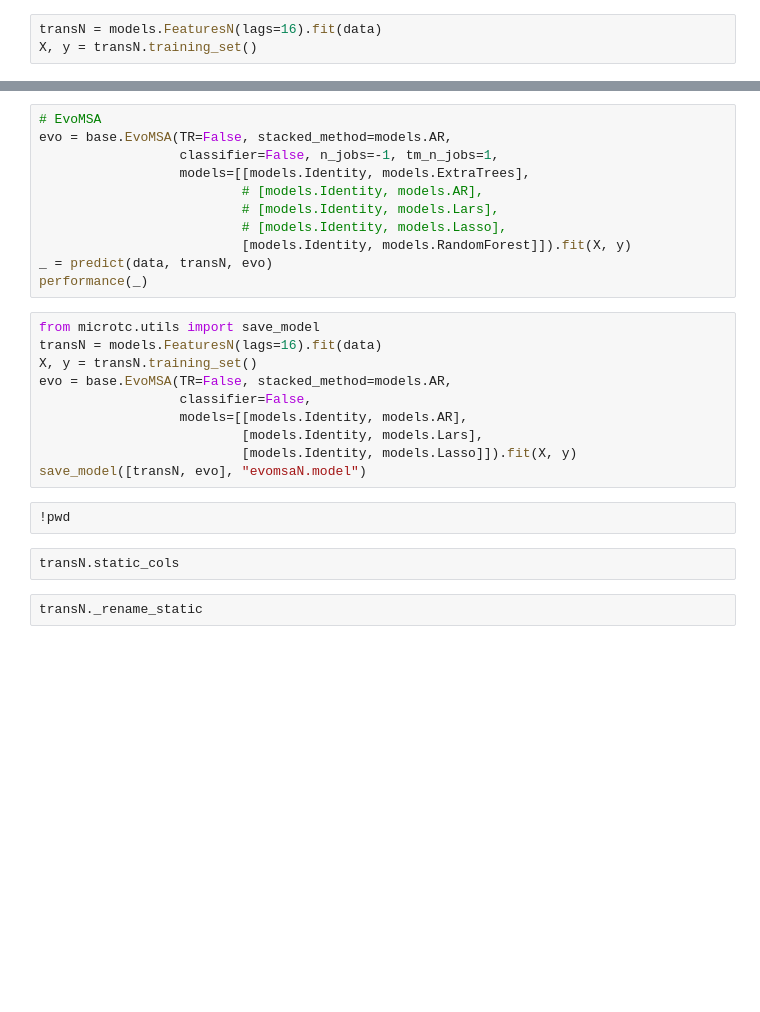
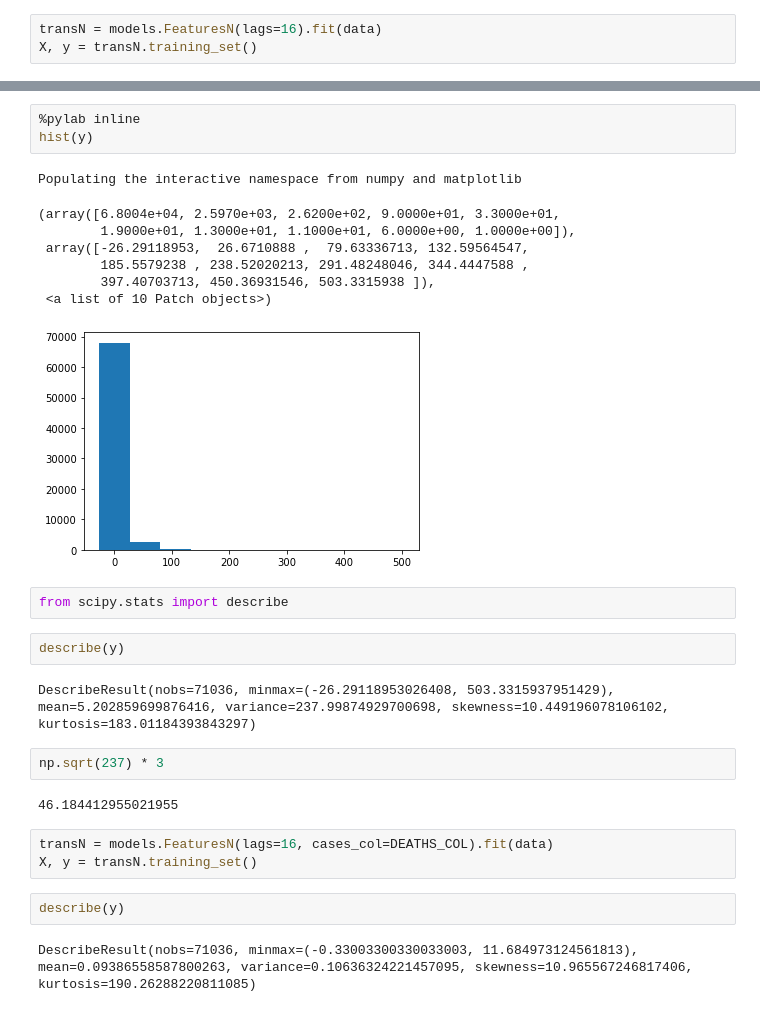
Before and after one commit to cognizant-ai-labs/covid-xprize, a Jupyter notebook: mario.ipynb, the cells around one changed output, grey strips where cells are left out. Saved outputs shown, nothing was run; the diff lists cells and outputs as text; blank space fills up the shorter version.

```diff
--- a/mario.ipynb
+++ b/mario.ipynb
@@ -138,27 +231,29 @@ performance(_)
-# %%
-# EvoMSA
-evo = base.EvoMSA(TR=False, stacked_method=models.AR,
-                  classifier=False, n_jobs=-1, tm_n_jobs=1,
-                  models=[[models.Identity, models.ExtraTrees],
-                          # [models.Identity, models.AR],
-                          # [models.Identity, models.Lars],
-                          # [models.Identity, models.Lasso],
-                          [models.Identity, models.RandomForest]]).fit(X, y)
-_ = predict(data, transN, evo)
-performance(_)
-# %%
-from microtc.utils import save_model
-transN = models.FeaturesN(lags=16).fit(data)
-X, y = transN.training_set()
-evo = base.EvoMSA(TR=False, stacked_method=models.AR,
-                  classifier=False,
-                  models=[[models.Identity, models.AR],
-                          [models.Identity, models.Lars],
-                          [models.Identity, models.Lasso]]).fit(X, y)
-save_model([transN, evo], "evomsaN.model")
-# %%
-!pwd
-# %%
-transN.static_cols
-# %%
-transN._rename_static
+# %%
+%pylab inline
+hist(y)
+# %% [output]
+Populating the interactive namespace from numpy and matplotlib
+(array([6.8004e+04, 2.5970e+03, 2.6200e+02, 9.0000e+01, 3.3000e+01,
+        1.9000e+01, 1.3000e+01, 1.1000e+01, 6.0000e+00, 1.0000e+00]),
+ array([-26.29118953,  26.6710888 ,  79.63336713, 132.59564547,
+        185.5579238 , 238.52020213, 291.48248046, 344.4447588 ,
+        397.40703713, 450.36931546, 503.3315938 ]),
+ <a list of 10 Patch objects>)
+[figure, added]
+# %%
+from scipy.stats import describe
+# %%
+describe(y)
+# %% [output]
+DescribeResult(nobs=71036, minmax=(-26.29118953026408, 503.3315937951429), mean=5.202859699876416, variance=237.99874929700698, skewness=10.449196078106102, kurtosis=183.01184393843297)
+# %%
+np.sqrt(237) * 3
+# %% [output]
+46.184412955021955
+# %%
+transN = models.FeaturesN(lags=16, cases_col=DEATHS_COL).fit(data)
+X, y = transN.training_set()
+# %%
+describe(y)
+# %% [output]
+DescribeResult(nobs=71036, minmax=(-0.33003300330033003, 11.684973124561813), mean=0.09386558587800263, variance=0.10636324221457095, skewness=10.965567246817406, kurtosis=190.26288220811085)
```
Also changed, not shown: parts of 24 cells of this notebook, 4 other files.
